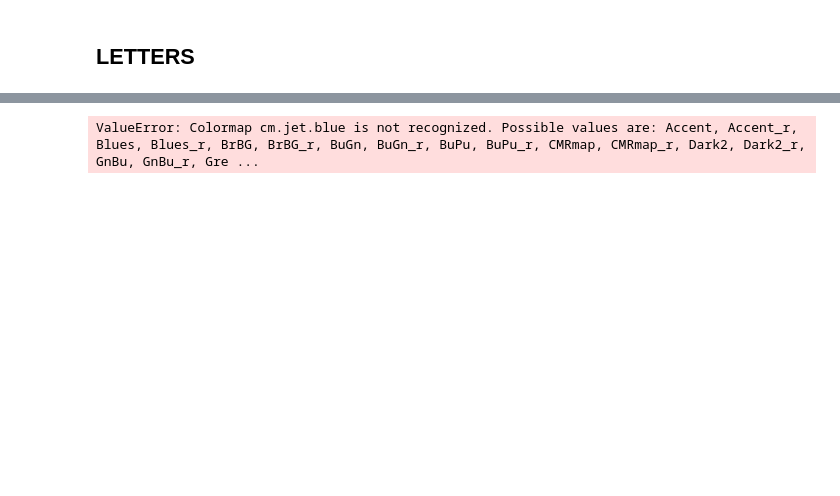
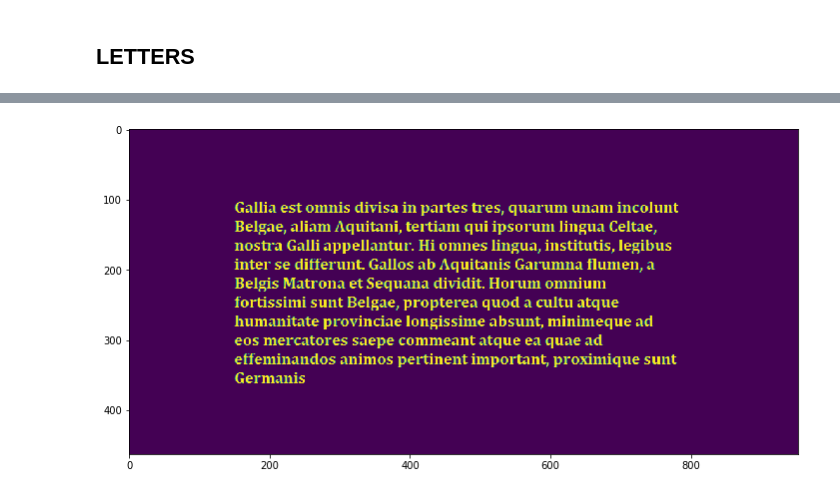
Before and after one commit to jasieksz/mownit, a Jupyter notebook: lab9/lab9_fft.ipynb, the cells around one changed output, grey strips where cells are left out. Cells and saved outputs as stored; diff of their text form; code cells hidden in the pictures; blank space fills up the shorter version.

```diff
--- a/lab9/lab9_fft.ipynb
+++ b/lab9/lab9_fft.ipynb
@@ -56,6 +85,6 @@ pattern2 = np.invert(pattern2)
 # %%
-showImage(image2)
+showImage(image2, 12, '')
 # %% [output]
-ValueError: Colormap cm.jet.blue is not recognized. Possible values are: Accent, Accent_r, Blues, Blues_r, BrBG, BrBG_r, BuGn, BuGn_r, BuPu, BuPu_r, CMRmap, CMRmap_r, Dark2, Dark2_r, GnBu, GnBu_r, Gre ...
+[figure, added]
 # %%
 c = getCorrelation(image2, pattern2)
```
Also changed, not shown: parts of 10 cells of this notebook, 1 other file.
